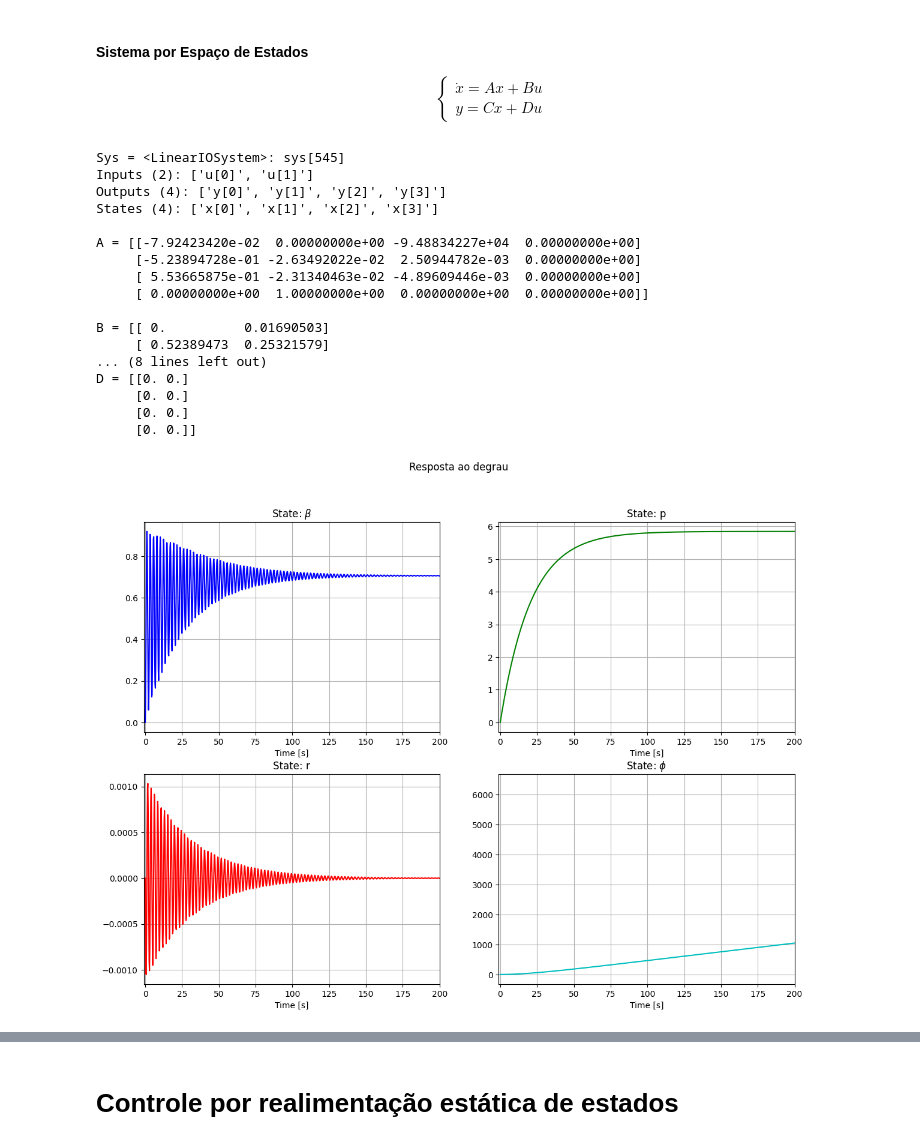
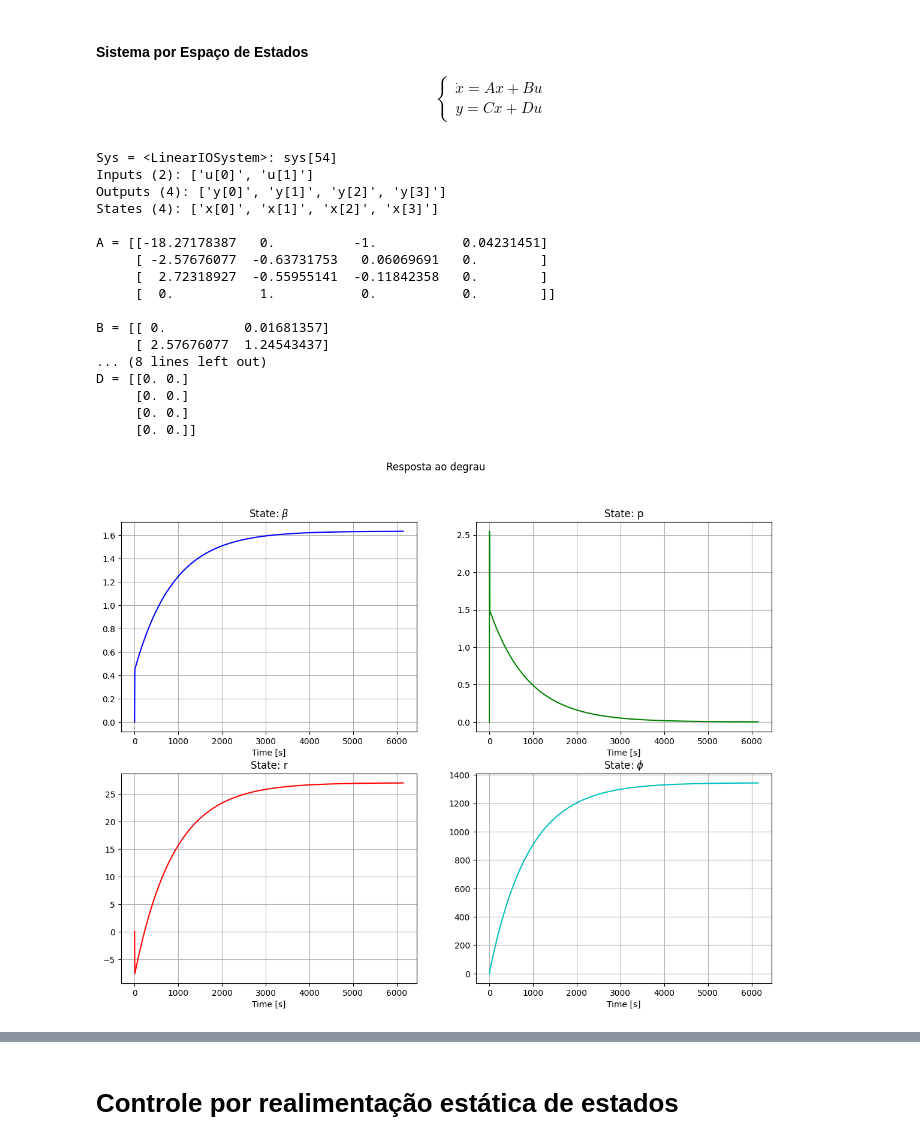
Before and after one commit to Widmark-Kaue/aircraft-control, a Jupyter notebook: bussines_jet.ipynb, the cells around one changed output, grey strips where cells are left out. Drawn from its saved outputs; the diff is of its cells as text; code cells hidden in the pictures.

```diff
--- a/bussines_jet.ipynb
+++ b/bussines_jet.ipynb
@@ -8,5 +9,21 @@ from pathlib2 import Path
 
 COLORS = list(BASE_COLORS.keys())
+# %%
+def plot_states(yout:np.ndarray, t:np.ndarray, states: list, title:str = '') -> None:
+    with plt.rc_context({'figure.figsize': (14,10)}):
+        fig, axes = plt.subplots(2, 2)
+        axes = np.reshape(axes, 4)
+        for i, state in enumerate(states):
+                axes[i].plot(t, yout[:, i, 0], color = COLORS[i])
+
+                axes[i].set_title(f'State: {state}')
+                axes[i].set_xlabel(f'Time [s]')
+                # axes[i].set_xlim([-1, 200])
+                axes[i].grid()
+        fig.suptitle(title)
+        plt.show()
+
+labels = Template("${var} = ${beta}${unidade}")
 # %% [markdown]
 # Características da Aeronave
 
@@ -193,7 +235,7 @@ $$
 # Matriz A
 A = np.empty((4,4))
 
-A[0] = QS*      np.array([Cy_beta/m/u0,             0,            -1,  0])
+A[0] =          np.array([QS*Cy_beta/m,          0,            -1,  g/u0])
 A[1] = QS*b/Ix* np.array([Cl_beta     , b*Cl_p/(2*u0), b*Cl_r/(2*u0),  0])
 A[2] = QS*b/Iz* np.array([Cn_beta     , b*Cn_p/(2*u0), b*Cn_r/(2*u0),  0])
 A[3] =          np.array([0           ,             1,             0,  0])
@@ -203,67 +245,40 @@ B = np.empty((4,2))
 
 B[:, 0] = QS*b* np.array([0, Cl_delta_a/Ix, Cn_delta_a/Iz, 0])
 B[:, 1] = QS*   np.array([Cy_delta_r/(u0*m), b*Cl_delta_r/Ix, b*Cn_delta_r/Iz, 0])
 
 # Matriz C e D
 C = np.diag(np.ones(4))
 D = np.zeros((4, 2))
 
 # Sistema por State-space
 sys = cm.ss(A, B, C, D)
 print(f'Sys = {sys}')
 
 # Resposta ao degrau
 yout, t = cm.step(sys)
 
 states = [r'$\beta$', 'p', 'r', r'$\phi$']
-with plt.rc_context({'figure.figsize': (14,10)}):
-    fig, axes = plt.subplots(2, 2)
-    axes = np.reshape(axes, 4)
-    for i, state in enumerate(states):
-            axes[i].plot(t, yout[:, i, 0], color = COLORS[i])
-
-            axes[i].set_title(f'State: {state}')
-            axes[i].set_xlabel(f'Time [s]')
-            axes[i].set_xlim([-1, 200])
-            axes[i].grid()
-
-fig.suptitle('Resposta ao degrau')
-plt.show()
+plot_states(yout, t, states, title = 'Resposta ao degrau')
 
 # Resposta ao degrau
 yout, t = cm.impulse(sys)
-
-states = [r'$\beta$', 'p', 'r', r'$\phi$']
-with plt.rc_context({'figure.figsize': (14,10)}):
-    fig, axes = plt.subplots(2, 2)
-    axes = np.reshape(axes, 4)
-    for i, state in enumerate(states):
-            axes[i].plot(t, yout[:, i, 0], color = COLORS[i])
-
-            axes[i].set_title(f'State: {state}')
-            axes[i].set_xlabel(f'Time [s]')
-            axes[i].set_xlim([-1, 200])
-            axes[i].grid()
-
-
-fig.suptitle('Resposta ao impulso')
-plt.show()
+plot_states(yout, t, states, title ='Resposta ao impulso')
 # %% [output]
-Sys = <LinearIOSystem>: sys[545]
+Sys = <LinearIOSystem>: sys[54]
 Inputs (2): ['u[0]', 'u[1]']
 Outputs (4): ['y[0]', 'y[1]', 'y[2]', 'y[3]']
 States (4): ['x[0]', 'x[1]', 'x[2]', 'x[3]']
 
-A = [[-7.92423420e-02  0.00000000e+00 -9.48834227e+04  0.00000000e+00]
-     [-5.23894728e-01 -2.63492022e-02  2.50944782e-03  0.00000000e+00]
-     [ 5.53665875e-01 -2.31340463e-02 -4.89609446e-03  0.00000000e+00]
-     [ 0.00000000e+00  1.00000000e+00  0.00000000e+00  0.00000000e+00]]
+A = [[-18.27178387   0.          -1.           0.04231451]
+     [ -2.57676077  -0.63731753   0.06069691   0.        ]
+     [  2.72318927  -0.55955141  -0.11842358   0.        ]
+     [  0.           1.           0.           0.        ]]
 
-B = [[ 0.          0.01690503]
-     [ 0.52389473  0.25321579]
+B = [[ 0.          0.01681357]
+     [ 2.57676077  1.24543437]
 ... (8 lines left out)
 D = [[0. 0.]
      [0. 0.]
      [0. 0.]
      [0. 0.]]
-[figure, old version]
+[figure, new version]
```
Also changed, not shown: parts of 17 cells of this notebook.
